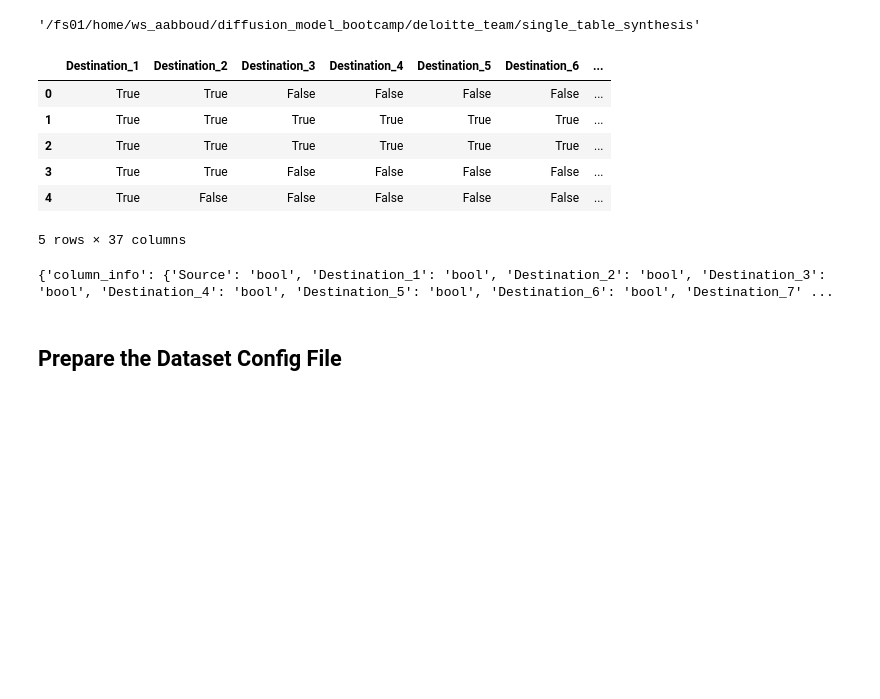
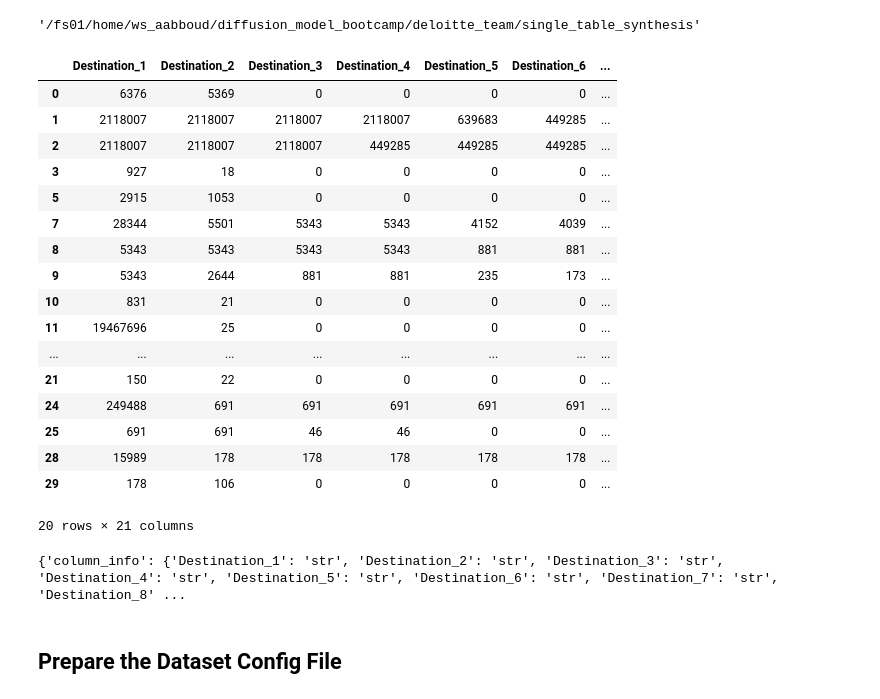
Before and after one commit to ahmabboud/difussion_bootcamp, a Jupyter notebook: deloitte_team/single_table_synthesis/tabsyn_aml_implementation_FS1.ipynb, the cells around one changed output. Saved outputs shown, nothing was run; the diff lists cells and outputs as text; code cells hidden in the pictures; blank space fills up the shorter version.

```diff
--- a/deloitte_team/single_table_synthesis/tabsyn_aml_implementation_FS1.ipynb
+++ b/deloitte_team/single_table_synthesis/tabsyn_aml_implementation_FS1.ipynb
@@ -79,23 +82,40 @@ from scripts.process_dataset import process_data
 import pandas as pd
 
 df = pd.read_csv('/h/ws_aabboud/diffusion_model_bootcamp/deloitte_team/single_table_synthesis/data/raw_data/IBM_AML_FeatureEngineered_FS1/flattened_sample.csv')
+df=df.dropna()
 # Ignore the The Patern ID and The Source columns
 df=df.iloc[::,2::]
 # Convert the first 29 Destination and Currency columns to boolean
-df.iloc[:, :29] = df.iloc[:, :29].astype(bool)
+df.iloc[:, :29] = df.iloc[:, :29].astype(str)
+df.iloc[:, 29:] = df.iloc[:, 29:].astype(float)
+# Convert the last column Is Fanout to boolean
+df.iloc[:, -1] = df.iloc[:, -1].astype(str)
 
-# Convert the last column Is Fanout to boolean
-df.iloc[:, -1] = df.iloc[:, -1].astype(bool)
+
+df=df.iloc[:, ~df.columns.isin(df.columns[16:29])]  # Eclude Currency Columns for test purposes
+df=df.iloc[:, ~df.columns.isin(df.columns[17:20])]  # Eclude erronous columns Columns for test purposes
-# %%
-df.head()
-# %% [output]
-|  | Destination_1 | Destination_2 | Destination_3 | Destination_4 | Destination_5 | Destination_6 | ... |
-| 0 | True | True | False | False | False | False | ... |
-| 1 | True | True | True | True | True | True | ... |
-| 2 | True | True | True | True | True | True | ... |
-| 3 | True | True | False | False | False | False | ... |
-| 4 | True | False | False | False | False | False | ... |
-5 rows × 37 columns
+# %%
+df=df.iloc[:20,::]  # test the first 20 records
+df.head(20)
+# %% [output]
+|  | Destination_1 | Destination_2 | Destination_3 | Destination_4 | Destination_5 | Destination_6 | ... |
+| 0 | 6376 | 5369 | 0 | 0 | 0 | 0 | ... |
+| 1 | 2118007 | 2118007 | 2118007 | 2118007 | 639683 | 449285 | ... |
+| 2 | 2118007 | 2118007 | 2118007 | 449285 | 449285 | 449285 | ... |
+| 3 | 927 | 18 | 0 | 0 | 0 | 0 | ... |
+| 5 | 2915 | 1053 | 0 | 0 | 0 | 0 | ... |
+| 7 | 28344 | 5501 | 5343 | 5343 | 4152 | 4039 | ... |
+| 8 | 5343 | 5343 | 5343 | 5343 | 881 | 881 | ... |
+| 9 | 5343 | 2644 | 881 | 881 | 235 | 173 | ... |
+| 10 | 831 | 21 | 0 | 0 | 0 | 0 | ... |
+| 11 | 19467696 | 25 | 0 | 0 | 0 | 0 | ... |
+| ... | ... | ... | ... | ... | ... | ... | ... |
+| 21 | 150 | 22 | 0 | 0 | 0 | 0 | ... |
+| 24 | 249488 | 691 | 691 | 691 | 691 | 691 | ... |
+| 25 | 691 | 691 | 46 | 46 | 0 | 0 | ... |
+| 28 | 15989 | 178 | 178 | 178 | 178 | 178 | ... |
+| 29 | 178 | 106 | 0 | 0 | 0 | 0 | ... |
+20 rows × 21 columns
 # %%
 def get_column_info(df):
     column_info = {col: str(df[col].dtype).replace('float64', 'float').replace('int64', 'int').replace('object', 'str') for col in df.columns}
@@ -107,7 +127,7 @@ column_info = get_column_info(df)
 # Print in desired format
 print({"column_info": column_info})
 # %% [output]
-{'column_info': {'Source': 'bool', 'Destination_1': 'bool', 'Destination_2': 'bool', 'Destination_3': 'bool', 'Destination_4': 'bool', 'Destination_5': 'bool', 'Destination_6': 'bool', 'Destination_7' ...
+{'column_info': {'Destination_1': 'str', 'Destination_2': 'str', 'Destination_3': 'str', 'Destination_4': 'str', 'Destination_5': 'str', 'Destination_6': 'str', 'Destination_7': 'str', 'Destination_8' ...
 # %% [markdown]
 ## Prepare the Dataset Config File
 # %%
```
Also changed, not shown: parts of 18 cells of this notebook, 4 other files.
